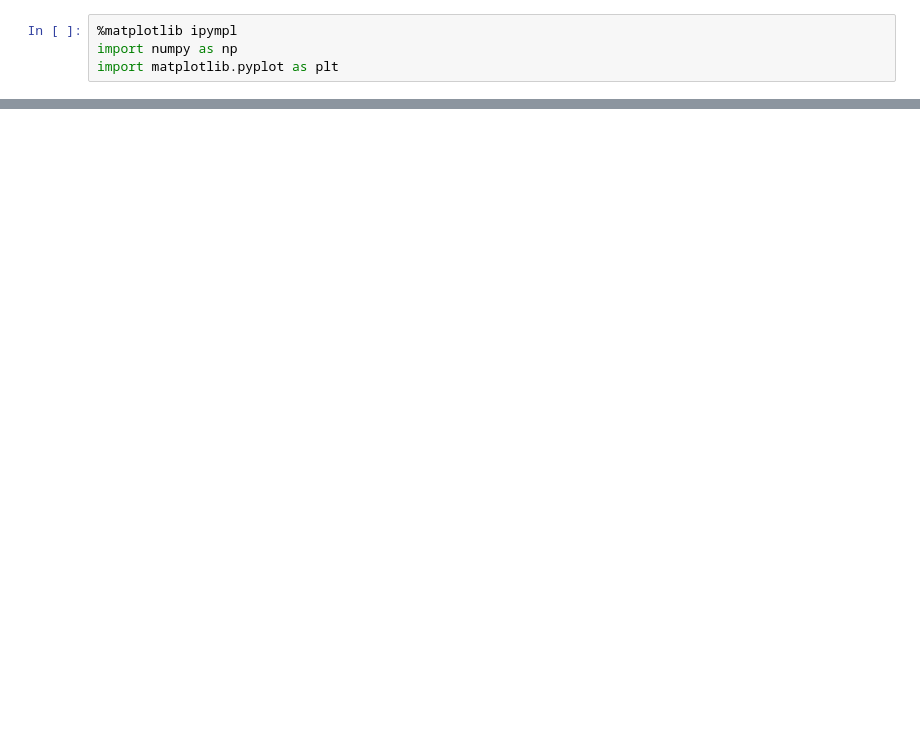
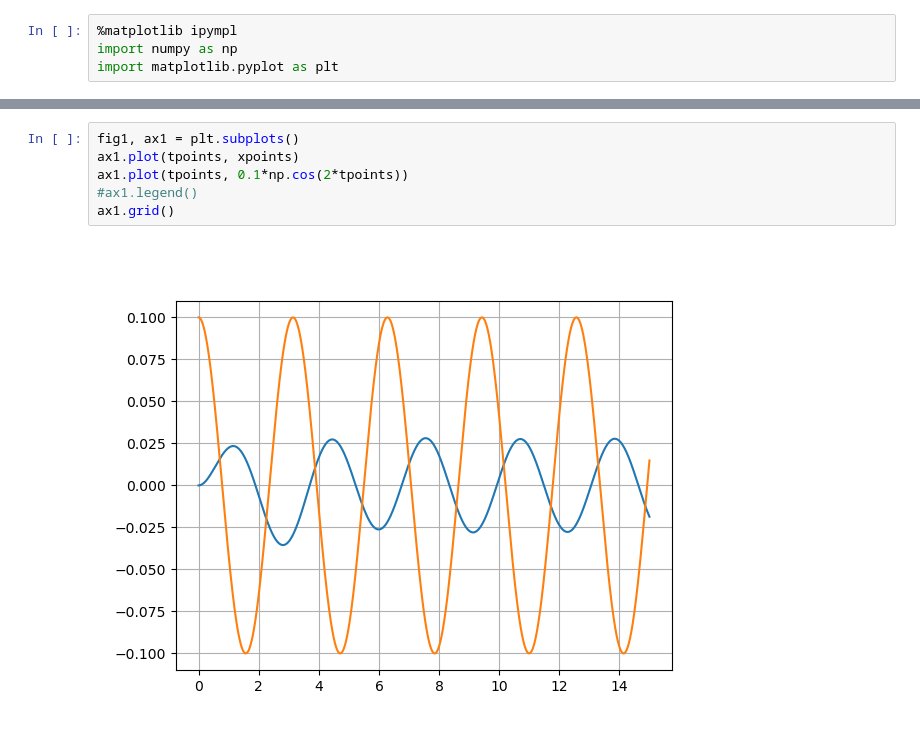
Before and after one commit to ehremington/340-2026-spring, a Jupyter notebook: 260218-solving-de-in-class.ipynb, the cells around one changed output, grey strips where cells are left out. Drawn from its saved outputs; the diff is of its cells as text; blank space fills up the shorter version.

```diff
--- a/260218-solving-de-in-class.ipynb
+++ b/260218-solving-de-in-class.ipynb
@@ -46,0 +47,8 @@ ax0.grid()
+# %%
+fig1, ax1 = plt.subplots()
+ax1.plot(tpoints, xpoints)
+ax1.plot(tpoints, 0.1*np.cos(2*tpoints))
+#ax1.legend()
+ax1.grid()
+# %% [output]
+[figure, added]
```
Also changed, not shown: parts of 3 cells of this notebook, 3 other files.
